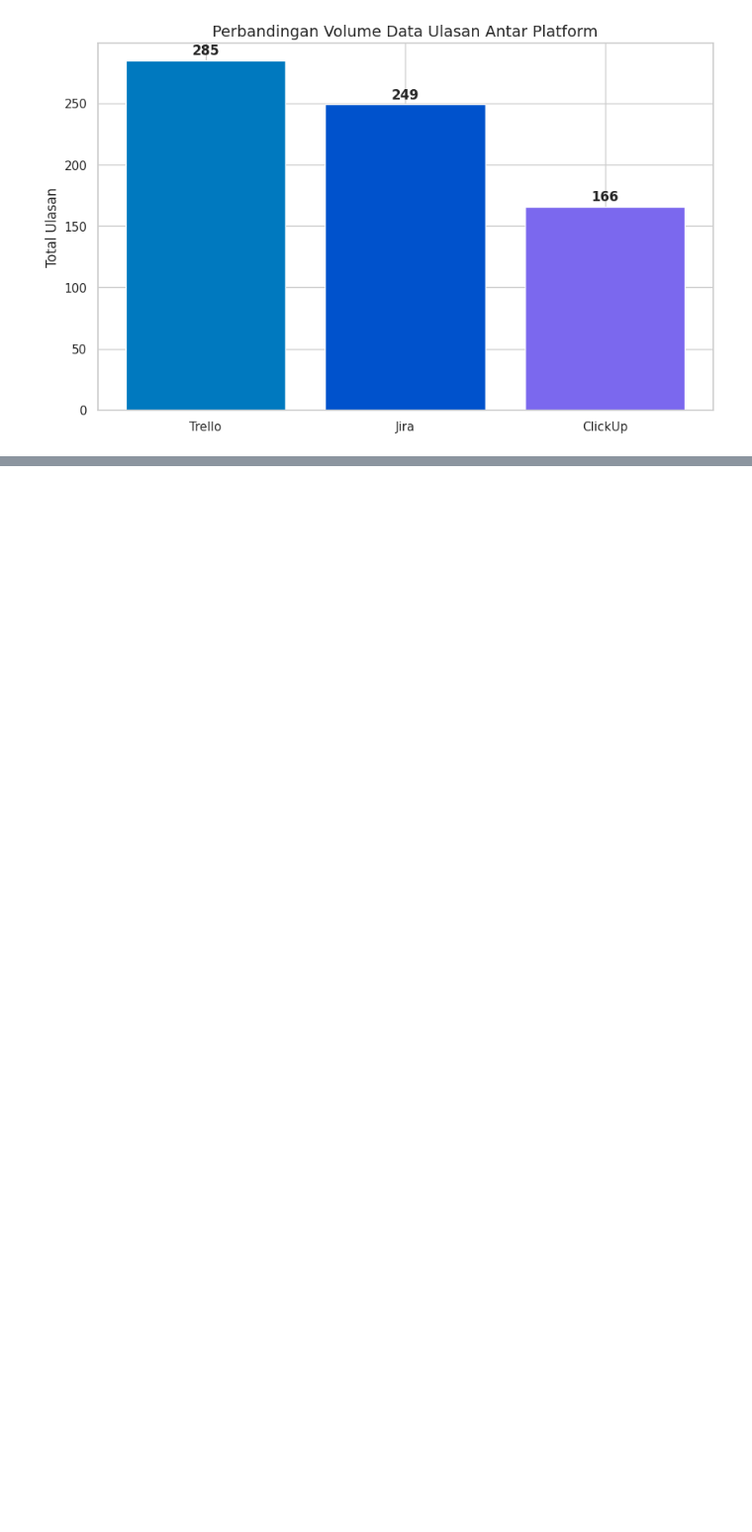
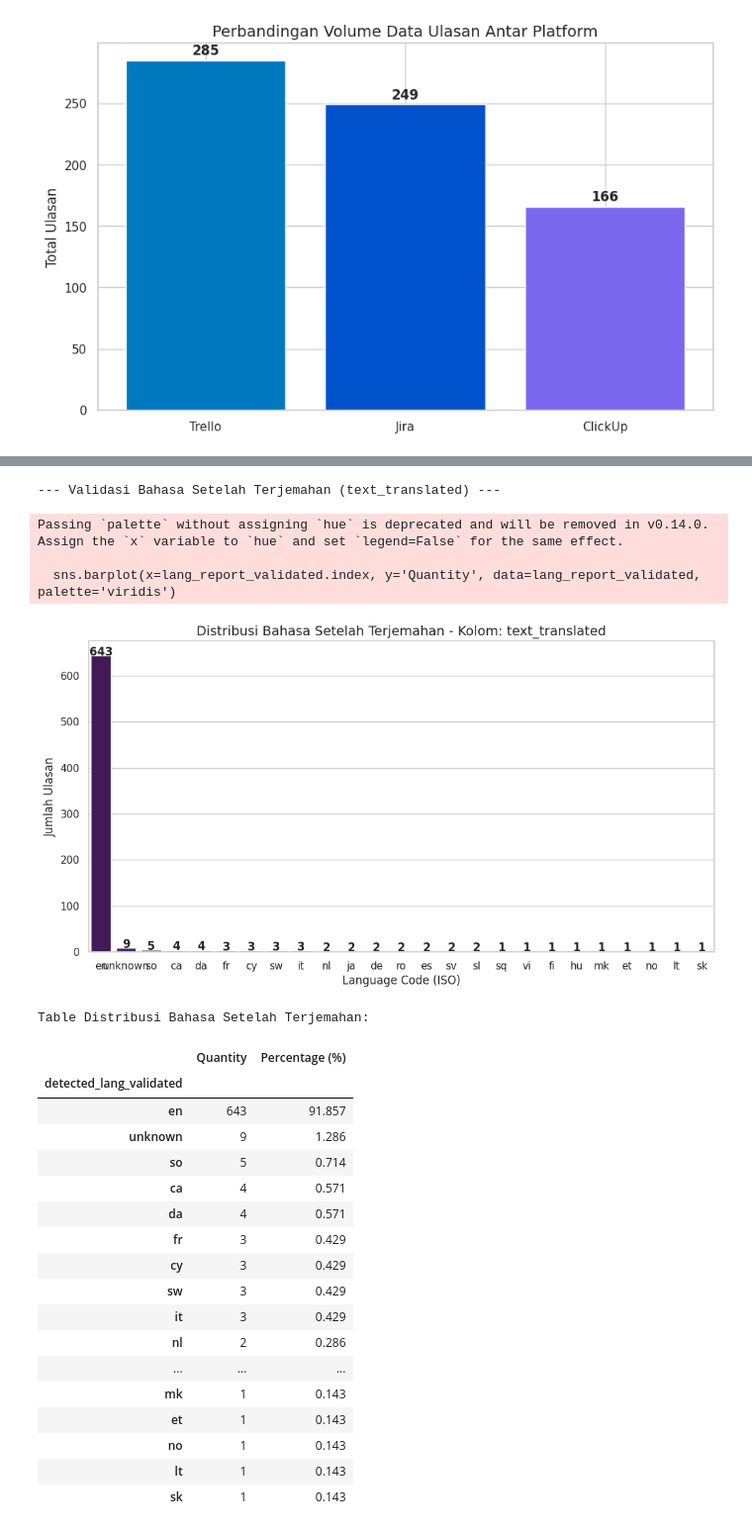
Before and after one commit to LatiefDataVisionary/pm-tools-absa-analysis, a Jupyter notebook: notebook/absa_x.ipynb, the cells around one changed output, grey strips where cells are left out. Shown at 99% size. Drawn from its saved outputs; the diff is of its cells as text; code cells hidden in the pictures; blank space fills up the shorter version.

```diff
--- a/notebook/absa_x.ipynb
+++ b/notebook/absa_x.ipynb
@@ -283 +534,80 @@ compare_platform_volume(platform_comparison)
+# %%
+import pandas as pd
+import matplotlib.pyplot as plt
+import seaborn as sns
+from langdetect import detect, DetectorFactory
+
+# Ensure reproducible results, assuming DetectorFactory.seed is already set from previous cells
+DetectorFactory.seed = 42
+
+def validate_translated_languages(df_translated_data, text_col='text_translated'):
+    """
+    Validates the language distribution after translation by re-detecting languages
+    in the specified text column and displaying the distribution.
+    """
+    temp_df = df_translated_data.copy()
+
+    def safe_detect_new(text):
+        try:
+            if pd.isna(text) or text.strip() == "":
+                return 'unknown'
+            return detect(text)
+        except:
+            return 'unknown'
+
+    print(f"--- Validasi Bahasa Setelah Terjemahan ({text_col}) ---")
+    temp_df['detected_lang_validated'] = temp_df[text_col].apply(safe_detect_new)
+
+    lang_counts_validated = temp_df['detected_lang_validated'].value_counts()
+    lang_pcts_validated = (temp_df['detected_lang_validated'].value_counts(normalize=True) * 100).round(3)
+
+    lang_report_validated = pd.DataFrame({
+        'Quantity': lang_counts_validated,
+        'Percentage (%)': lang_pcts_validated
+    })
+
+    # Visualization
+    plt.figure(figsize=(12, 6))
+    sns.barplot(x=lang_report_validated.index, y='Quantity', data=lang_report_validated, palette='viridis')
+    plt.title(f'Distribusi Bahasa Setelah Terjemahan - Kolom: {text_col}')
+    plt.xlabel('Language Code (ISO)')
+    plt.ylabel('Jumlah Ulasan')
+
+    # Annotate bars with exact values
+    for i, v in enumerate(lang_report_validated['Quantity']):
+        plt.text(i, v + 0.5, str(v), ha='center', fontweight='bold')
+
+    plt.show()
+
+    print("Table Distribusi Bahasa Setelah Terjemahan:")
+    display(lang_report_validated)
+    return temp_df
+
+# Run validation on the raw_translated_df
+raw_translated_df_validated = validate_translated_languages(raw_translated_df, text_col='text_translated')
+# %% [output]
+--- Validasi Bahasa Setelah Terjemahan (text_translated) ---
+Passing `palette` without assigning `hue` is deprecated and will be removed in v0.14.0. Assign the `x` variable to `hue` and set `legend=False` for the same effect.
+
+  sns.barplot(x=lang_report_validated.index, y='Quantity', data=lang_report_validated, palette='viridis')
+[figure, added]
+Table Distribusi Bahasa Setelah Terjemahan:
+|  | Quantity | Percentage (%) |
+| detected_lang_validated |  |  |
+| en | 643 | 91.857 |
+| unknown | 9 | 1.286 |
+| so | 5 | 0.714 |
+| ca | 4 | 0.571 |
+| da | 4 | 0.571 |
+| fr | 3 | 0.429 |
+| cy | 3 | 0.429 |
+| sw | 3 | 0.429 |
+| it | 3 | 0.429 |
+| nl | 2 | 0.286 |
+| ... | ... | ... |
+| mk | 1 | 0.143 |
+| et | 1 | 0.143 |
+| no | 1 | 0.143 |
+| lt | 1 | 0.143 |
+| sk | 1 | 0.143 |
 # %% [markdown]
```
Also changed, not shown: parts of 16 cells of this notebook.
